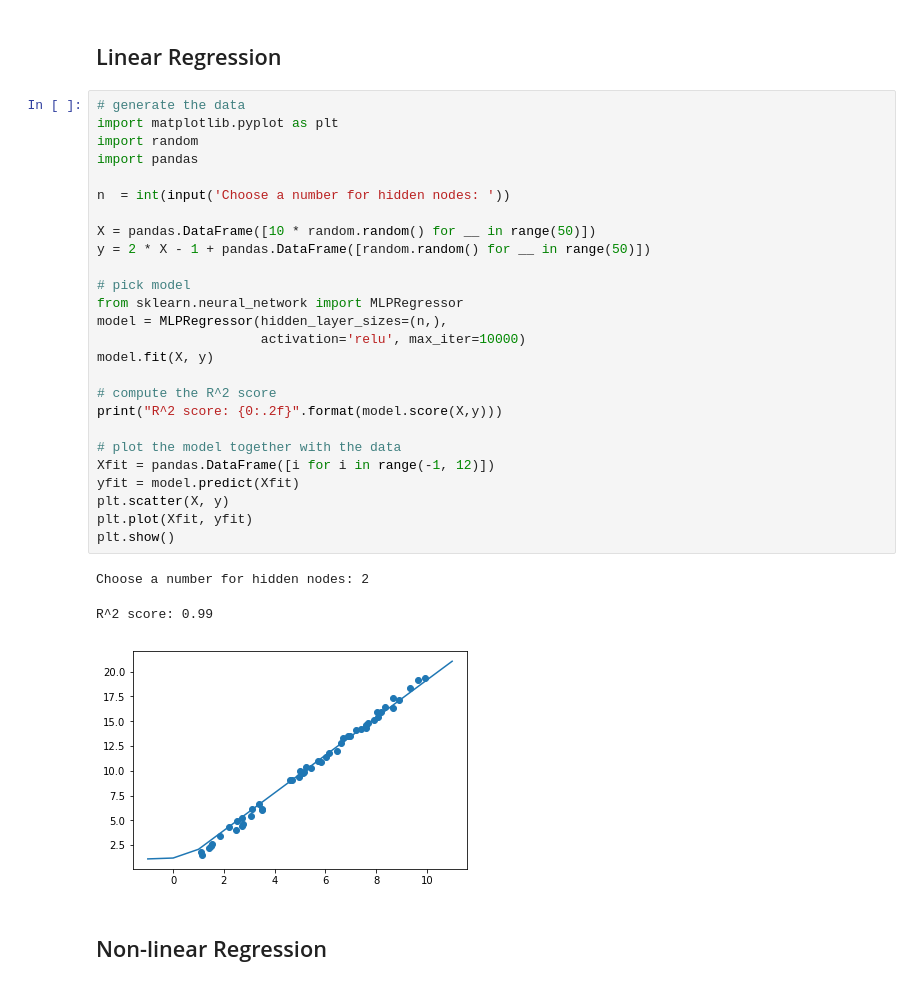
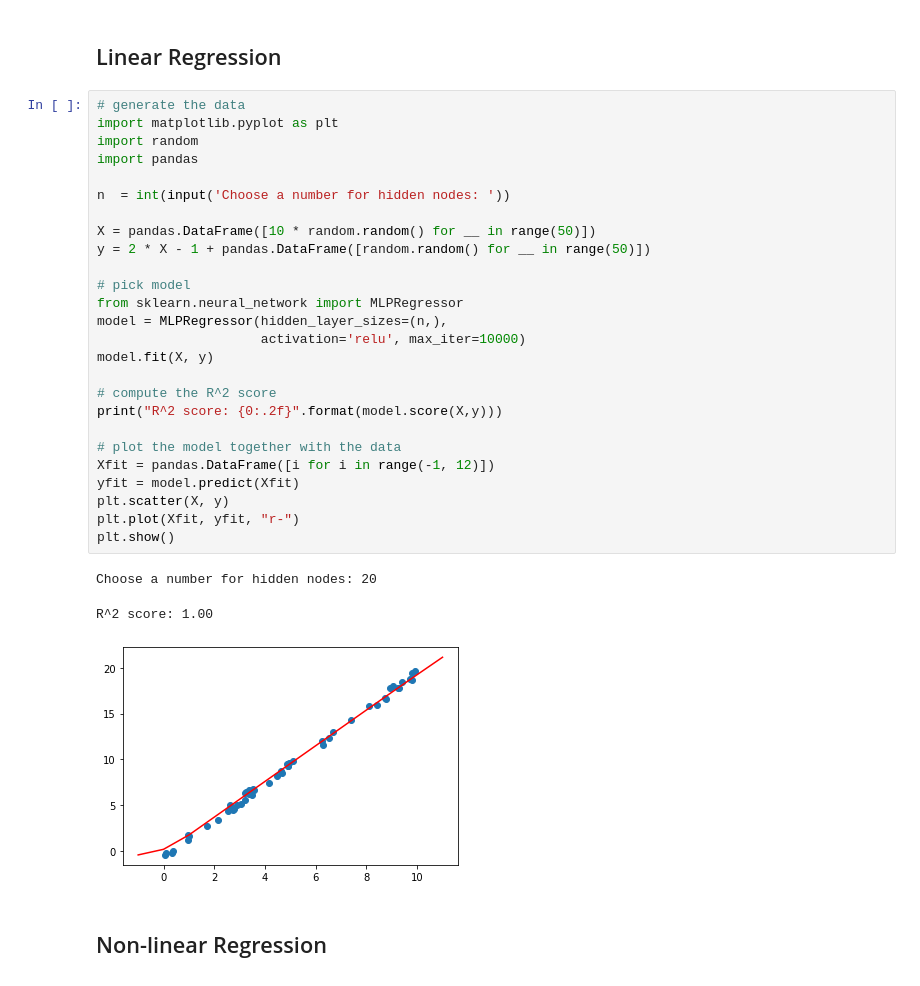
Before and after one commit to lutzhamel/CSC310, a Jupyter notebook: notes/16a-regression.ipynb, the cells around one changed output. Drawn from its saved outputs; the diff is of its cells as text.

```diff
--- a/notes/16a-regression.ipynb
+++ b/notes/16a-regression.ipynb
@@ -233,33 +224,33 @@ R^2 score: 1.0
 # %%
 # generate the data
 import matplotlib.pyplot as plt
 import random
 import pandas
 
 n  = int(input('Choose a number for hidden nodes: '))
 
 X = pandas.DataFrame([10 * random.random() for __ in range(50)])
 y = 2 * X - 1 + pandas.DataFrame([random.random() for __ in range(50)])
 
 # pick model
 from sklearn.neural_network import MLPRegressor
 model = MLPRegressor(hidden_layer_sizes=(n,),
                      activation='relu', max_iter=10000)
 model.fit(X, y)
 
 # compute the R^2 score
 print("R^2 score: {0:.2f}".format(model.score(X,y)))
 
 # plot the model together with the data
 Xfit = pandas.DataFrame([i for i in range(-1, 12)])
 yfit = model.predict(Xfit)
 plt.scatter(X, y)
-plt.plot(Xfit, yfit)
+plt.plot(Xfit, yfit, "r-")
 plt.show()
 # %% [output]
-Choose a number for hidden nodes: 2
+Choose a number for hidden nodes: 20
-R^2 score: 0.99
+R^2 score: 1.00
-[figure, old version]
+[figure, new version]
 # %% [markdown]
 ## Non-linear Regression
 # %%
```
Also changed, not shown: parts of 9 cells of this notebook, 12 other files.
